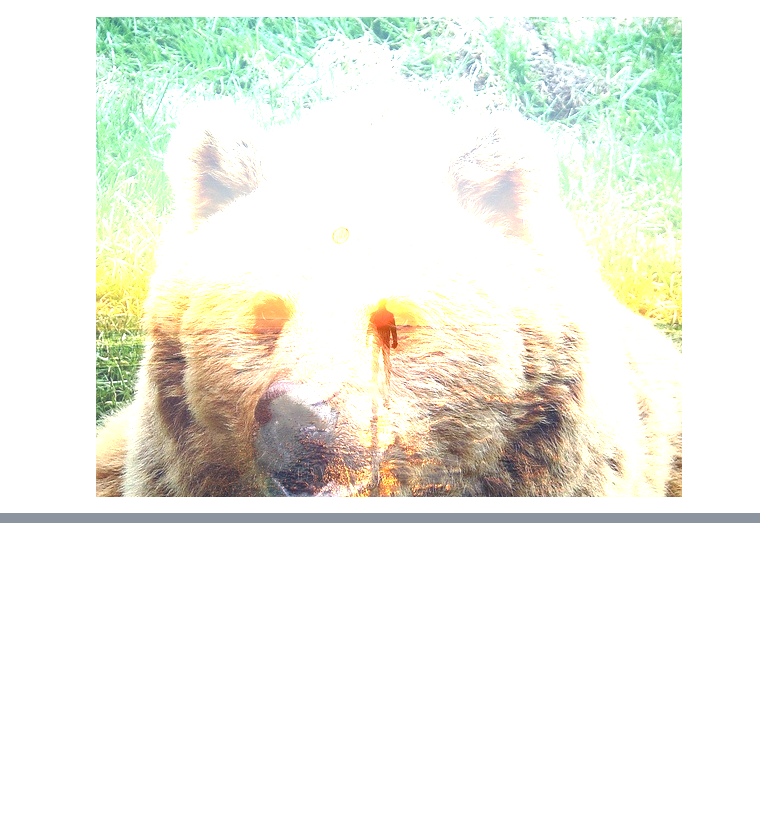
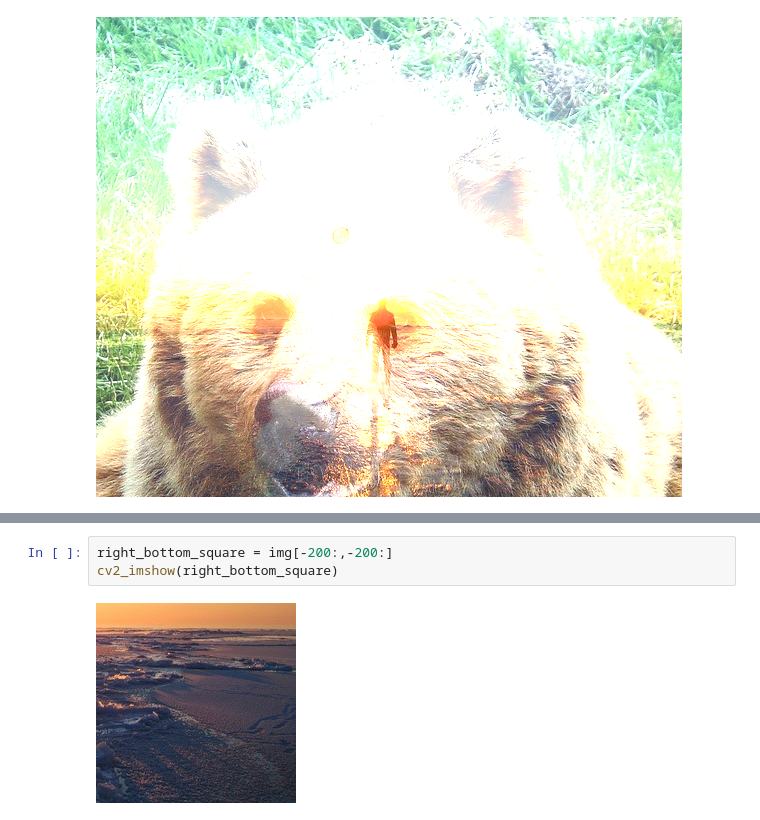
Before and after one commit to PawelKal/computer-vision-course, a Jupyter notebook: template.ipynb, the cells around one changed output, grey strips where cells are left out. Drawn from its saved outputs; the diff is of its cells as text; blank space fills up the shorter version.

```diff
--- a/template.ipynb
+++ b/template.ipynb
@@ -86,0 +115,5 @@ cv2_imshow(add_img)
+# %%
+right_bottom_square = img[-200:,-200:]
+cv2_imshow(right_bottom_square)
+# %% [output]
+[figure, added]
```
Also changed, not shown: parts of 11 cells of this notebook.
